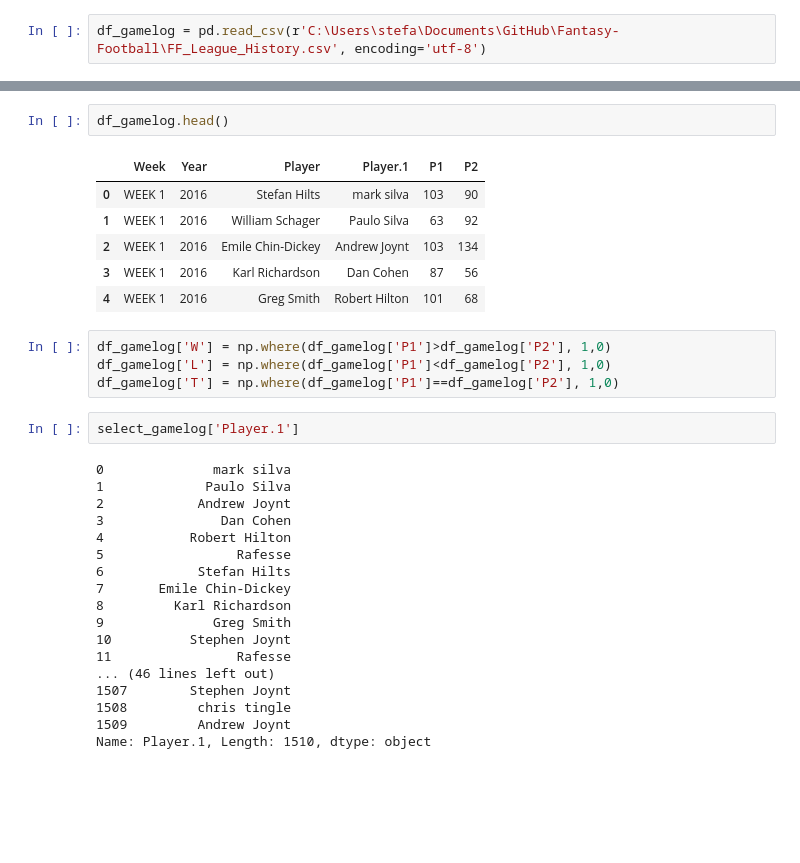
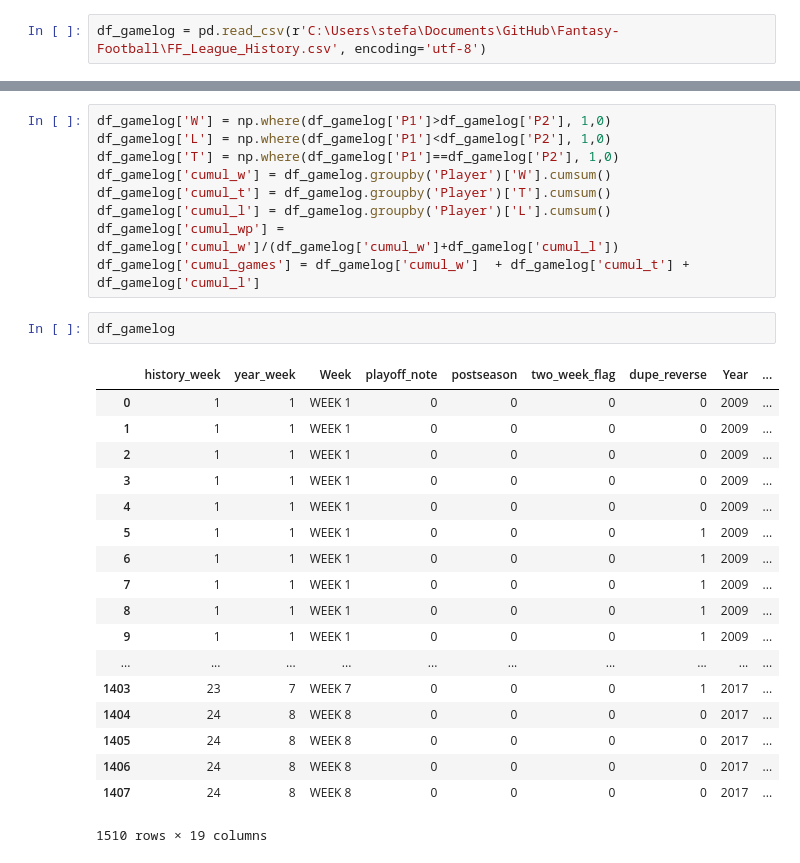
Before and after one commit to flint-hasset/Fantasy-Football, a Jupyter notebook: League History Parser.ipynb, the cells around one changed output, grey strips where cells are left out. Cells and saved outputs as stored; diff of their text form; blank space fills up the shorter version.

```diff
--- a/League History Parser.ipynb
+++ b/League History Parser.ipynb
@@ -6,35 +29,32 @@ df_gamelog = pd.read_csv(r'C:\Users\stefa\Documents\GitHub\Fantasy-Football\FF_L
+# %%
+df_gamelog['W'] = np.where(df_gamelog['P1']>df_gamelog['P2'], 1,0)
+df_gamelog['L'] = np.where(df_gamelog['P1']<df_gamelog['P2'], 1,0)
+df_gamelog['T'] = np.where(df_gamelog['P1']==df_gamelog['P2'], 1,0)
+df_gamelog['cumul_w'] = df_gamelog.groupby('Player')['W'].cumsum()
+df_gamelog['cumul_t'] = df_gamelog.groupby('Player')['T'].cumsum()
+df_gamelog['cumul_l'] = df_gamelog.groupby('Player')['L'].cumsum()
+df_gamelog['cumul_wp'] = df_gamelog['cumul_w']/(df_gamelog['cumul_w']+df_gamelog['cumul_l'])
+df_gamelog['cumul_games'] = df_gamelog['cumul_w']  + df_gamelog['cumul_t'] + df_gamelog['cumul_l']
 # %%
-df_gamelog.head()
+df_gamelog
 # %% [output]
-|  | Week | Year | Player | Player.1 | P1 | P2 |
-| 0 | WEEK 1 | 2016 | Stefan Hilts | mark silva | 103 | 90 |
-| 1 | WEEK 1 | 2016 | William Schager | Paulo Silva | 63 | 92 |
-| 2 | WEEK 1 | 2016 | Emile Chin-Dickey | Andrew Joynt | 103 | 134 |
-| 3 | WEEK 1 | 2016 | Karl Richardson | Dan Cohen | 87 | 56 |
-| 4 | WEEK 1 | 2016 | Greg Smith | Robert Hilton | 101 | 68 |
+|  | history_week | year_week | Week | playoff_note | postseason | two_week_flag | dupe_reverse | Year | ... |
+| 0 | 1 | 1 | WEEK 1 | 0 | 0 | 0 | 0 | 2009 | ... |
+| 1 | 1 | 1 | WEEK 1 | 0 | 0 | 0 | 0 | 2009 | ... |
+| 2 | 1 | 1 | WEEK 1 | 0 | 0 | 0 | 0 | 2009 | ... |
+| 3 | 1 | 1 | WEEK 1 | 0 | 0 | 0 | 0 | 2009 | ... |
+| 4 | 1 | 1 | WEEK 1 | 0 | 0 | 0 | 0 | 2009 | ... |
+| 5 | 1 | 1 | WEEK 1 | 0 | 0 | 0 | 1 | 2009 | ... |
+| 6 | 1 | 1 | WEEK 1 | 0 | 0 | 0 | 1 | 2009 | ... |
+| 7 | 1 | 1 | WEEK 1 | 0 | 0 | 0 | 1 | 2009 | ... |
+| 8 | 1 | 1 | WEEK 1 | 0 | 0 | 0 | 1 | 2009 | ... |
+| 9 | 1 | 1 | WEEK 1 | 0 | 0 | 0 | 1 | 2009 | ... |
+| ... | ... | ... | ... | ... | ... | ... | ... | ... | ... |
+| 1403 | 23 | 7 | WEEK 7 | 0 | 0 | 0 | 1 | 2017 | ... |
+| 1404 | 24 | 8 | WEEK 8 | 0 | 0 | 0 | 0 | 2017 | ... |
+| 1405 | 24 | 8 | WEEK 8 | 0 | 0 | 0 | 0 | 2017 | ... |
+| 1406 | 24 | 8 | WEEK 8 | 0 | 0 | 0 | 0 | 2017 | ... |
+| 1407 | 24 | 8 | WEEK 8 | 0 | 0 | 0 | 0 | 2017 | ... |
+1510 rows × 19 columns
-# %%
-df_gamelog['W'] = np.where(df_gamelog['P1']>df_gamelog['P2'], 1,0)
-df_gamelog['L'] = np.where(df_gamelog['P1']<df_gamelog['P2'], 1,0)
-df_gamelog['T'] = np.where(df_gamelog['P1']==df_gamelog['P2'], 1,0)
-# %%
-select_gamelog['Player.1']
-# %% [output]
-0              mark silva
-1             Paulo Silva
-2            Andrew Joynt
-3               Dan Cohen
-4           Robert Hilton
-5                 Rafesse
-6            Stefan Hilts
-7       Emile Chin-Dickey
-8         Karl Richardson
-9              Greg Smith
-10          Stephen Joynt
-11                Rafesse
-... (46 lines left out)
-1507        Stephen Joynt
-1508         chris tingle
-1509         Andrew Joynt
-Name: Player.1, Length: 1510, dtype: object
 # %%
 select_gamelog = df_gamelog.where(df_gamelog['Year']>=2009).dropna()
```
Also changed, not shown: parts of 6 cells of this notebook, 1 other file.
